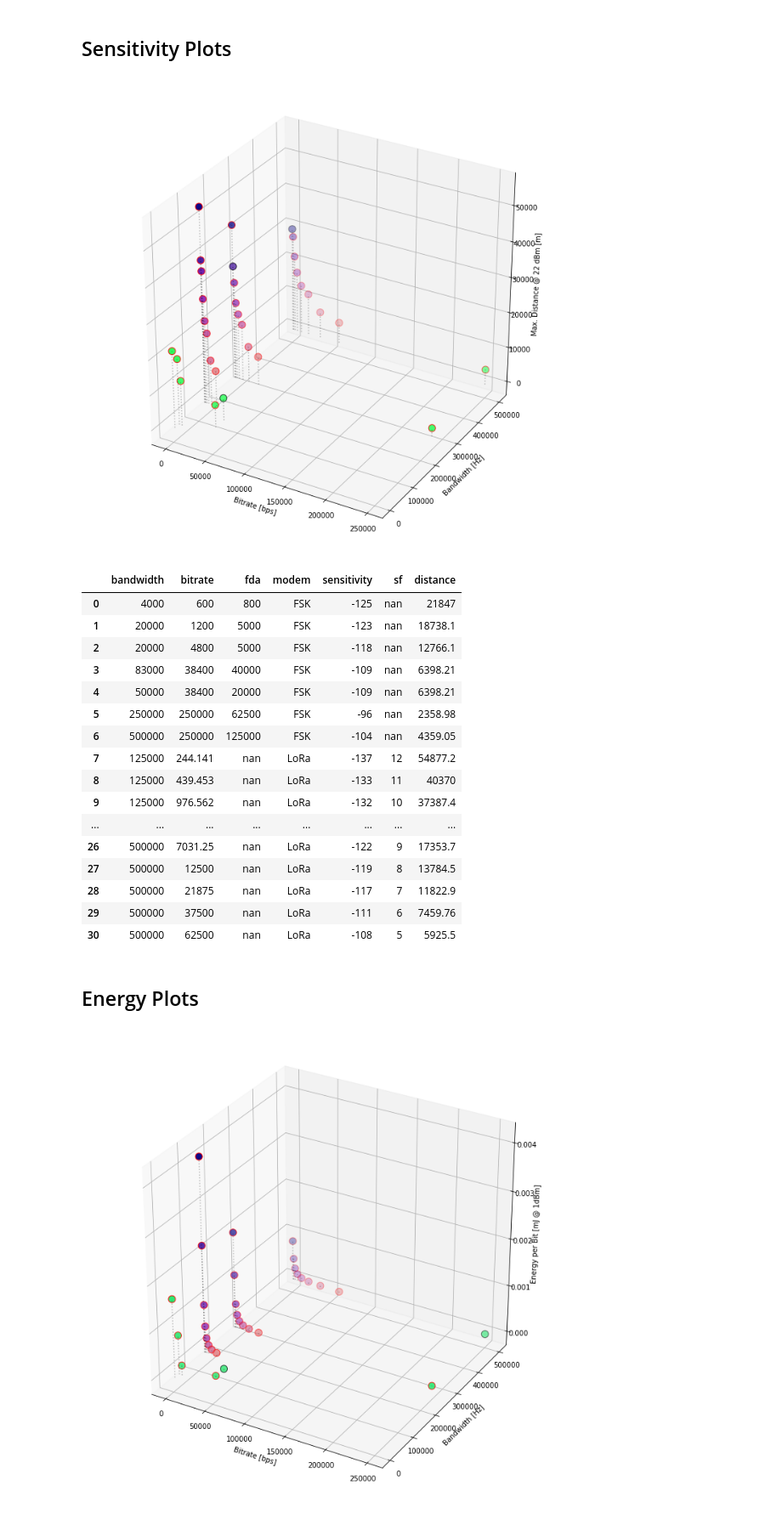
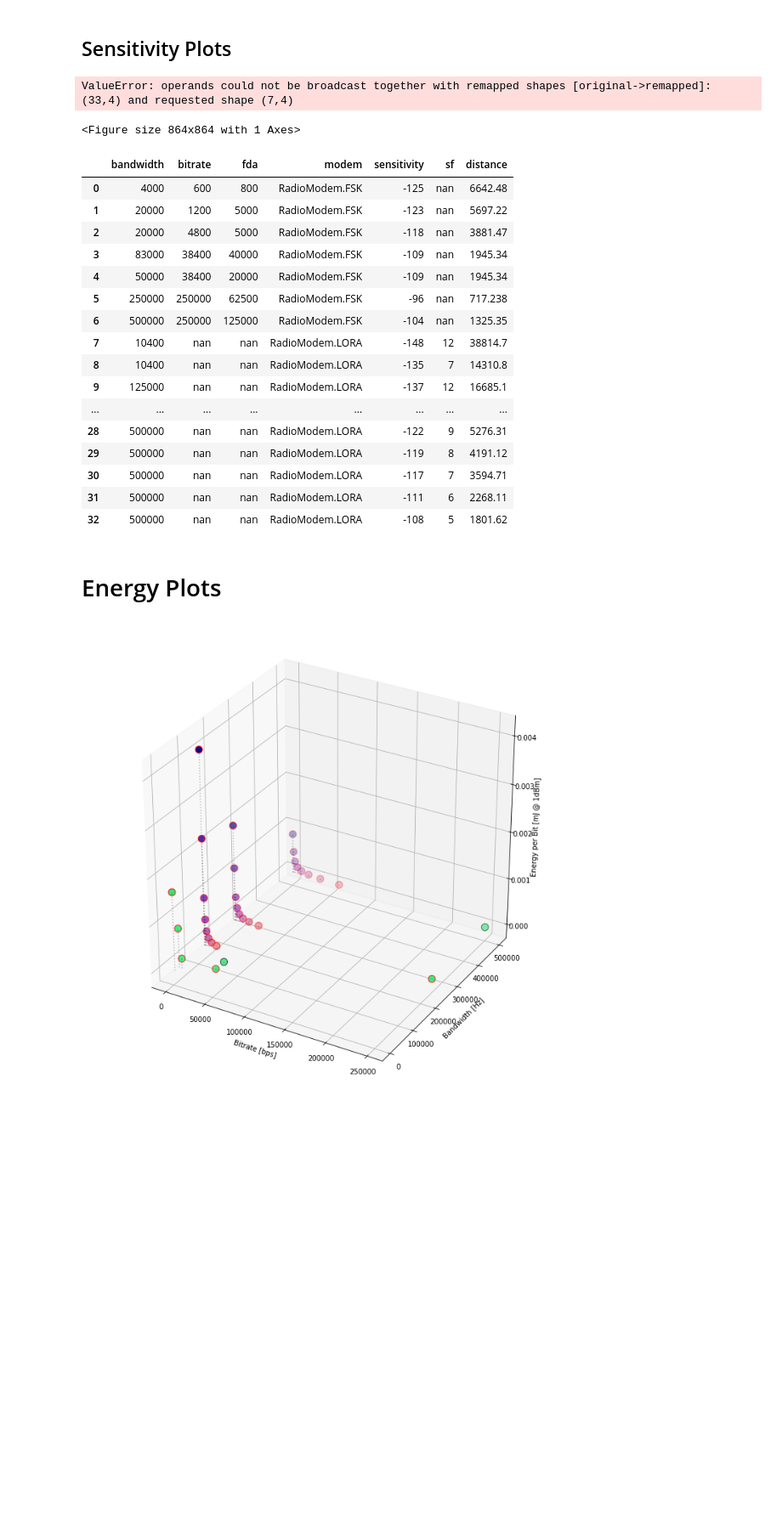
Before and after one commit to Atokulus/flora_tools, a Jupyter notebook: flora_tools/analysis/analyze_sensitivity_power.ipynb, the cells around one changed output. Shown: that part at 85% size. Saved outputs shown, nothing was run; the diff lists cells and outputs as text; code cells hidden in the pictures; blank space fills up the shorter version.

```diff
--- a/flora_tools/analysis/analyze_sensitivity_power.ipynb
+++ b/flora_tools/analysis/analyze_sensitivity_power.ipynb
@@ -39,55 +42,56 @@ def is_pareto_optimal(item):
 
 def get_color(item):
     if not np.isnan(item.sf):
-        return RadioConfiguration(12 - item.sf).color
+        return RadioConfiguration(int(12 - item.sf)).color
     else:
         return (0.1,1.0,0.3)
 
 df = pd.DataFrame(SENSITIVITIES)
 
 df.loc[:,'distance'] = df.apply(RadioMath.get_theoretical_max_distance, axis=1)
 df.loc[:,'bitrate'] = df.apply(RadioMath.get_bitrate, axis=1)
 
 colors = df.apply(get_color, axis=1)
 edgecolors = df.apply(is_pareto_optimal, axis=1)
 
 fig = plt.figure(figsize=[12,12])
 ax = fig.add_subplot(111, projection='3d')
 
 for index, row in df.iterrows():
     ax.plot([row.bitrate, row.bitrate], [row.bandwidth, row.bandwidth], [0, row.distance], ':', c='#00000040')
 
 ax.scatter(df.bitrate, df.bandwidth, df.distance, c=colors, edgecolors=edgecolors, s=100)
 
 ax = plt.gca()
 plt.xlabel("Bitrate [bps]")
 plt.ylabel("Bandwidth [Hz]")
 ax.set_zlabel("Max. Distance @ 22 dBm [m]")
 
 plt.show()
 
 df.style
 # %% [output]
-[figure, removed]
+ValueError: operands could not be broadcast together with remapped shapes [original->remapped]: (33,4) and requested shape (7,4)
+<Figure size 864x864 with 1 Axes>
 |  | bandwidth | bitrate | fda | modem | sensitivity | sf | distance |
-| 0 | 4000 | 600 | 800 | FSK | -125 | nan | 21847 |
-| 1 | 20000 | 1200 | 5000 | FSK | -123 | nan | 18738.1 |
-| 2 | 20000 | 4800 | 5000 | FSK | -118 | nan | 12766.1 |
-| 3 | 83000 | 38400 | 40000 | FSK | -109 | nan | 6398.21 |
-| 4 | 50000 | 38400 | 20000 | FSK | -109 | nan | 6398.21 |
-| 5 | 250000 | 250000 | 62500 | FSK | -96 | nan | 2358.98 |
-| 6 | 500000 | 250000 | 125000 | FSK | -104 | nan | 4359.05 |
-| 7 | 125000 | 244.141 | nan | LoRa | -137 | 12 | 54877.2 |
-| 8 | 125000 | 439.453 | nan | LoRa | -133 | 11 | 40370 |
-| 9 | 125000 | 976.562 | nan | LoRa | -132 | 10 | 37387.4 |
+| 0 | 4000 | 600 | 800 | RadioModem.FSK | -125 | nan | 6642.48 |
+| 1 | 20000 | 1200 | 5000 | RadioModem.FSK | -123 | nan | 5697.22 |
+| 2 | 20000 | 4800 | 5000 | RadioModem.FSK | -118 | nan | 3881.47 |
+| 3 | 83000 | 38400 | 40000 | RadioModem.FSK | -109 | nan | 1945.34 |
+| 4 | 50000 | 38400 | 20000 | RadioModem.FSK | -109 | nan | 1945.34 |
+| 5 | 250000 | 250000 | 62500 | RadioModem.FSK | -96 | nan | 717.238 |
+| 6 | 500000 | 250000 | 125000 | RadioModem.FSK | -104 | nan | 1325.35 |
+| 7 | 10400 | nan | nan | RadioModem.LORA | -148 | 12 | 38814.7 |
+| 8 | 10400 | nan | nan | RadioModem.LORA | -135 | 7 | 14310.8 |
+| 9 | 125000 | nan | nan | RadioModem.LORA | -137 | 12 | 16685.1 |
 | ... | ... | ... | ... | ... | ... | ... | ... |
-| 26 | 500000 | 7031.25 | nan | LoRa | -122 | 9 | 17353.7 |
-| 27 | 500000 | 12500 | nan | LoRa | -119 | 8 | 13784.5 |
-| 28 | 500000 | 21875 | nan | LoRa | -117 | 7 | 11822.9 |
-| 29 | 500000 | 37500 | nan | LoRa | -111 | 6 | 7459.76 |
-| 30 | 500000 | 62500 | nan | LoRa | -108 | 5 | 5925.5 |
+| 28 | 500000 | nan | nan | RadioModem.LORA | -122 | 9 | 5276.31 |
+| 29 | 500000 | nan | nan | RadioModem.LORA | -119 | 8 | 4191.12 |
+| 30 | 500000 | nan | nan | RadioModem.LORA | -117 | 7 | 3594.71 |
+| 31 | 500000 | nan | nan | RadioModem.LORA | -111 | 6 | 2268.11 |
+| 32 | 500000 | nan | nan | RadioModem.LORA | -108 | 5 | 1801.62 |
 # %% [markdown]
-## Energy Plots
+# Energy Plots
 # %%
 %autoreload
 # %%
```
Also changed, not shown: parts of 1 cell of this notebook, 3 other files.
